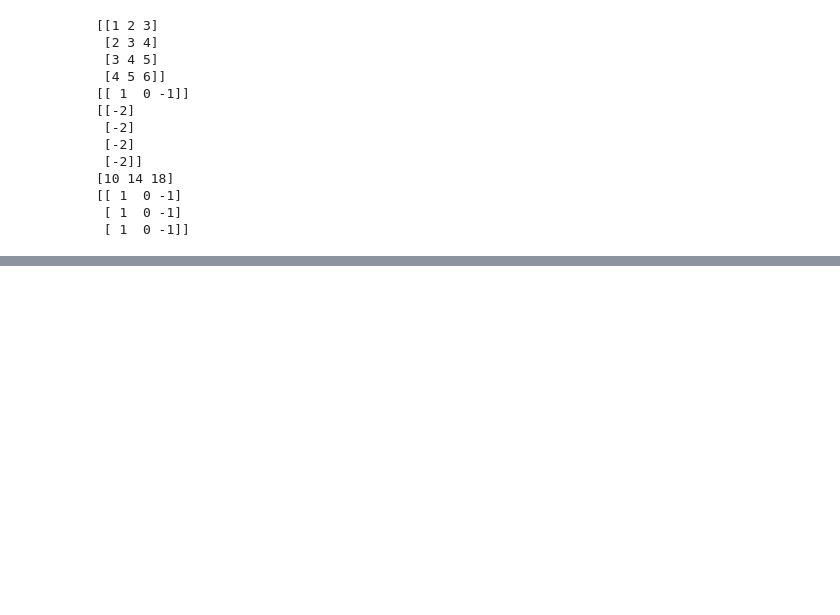
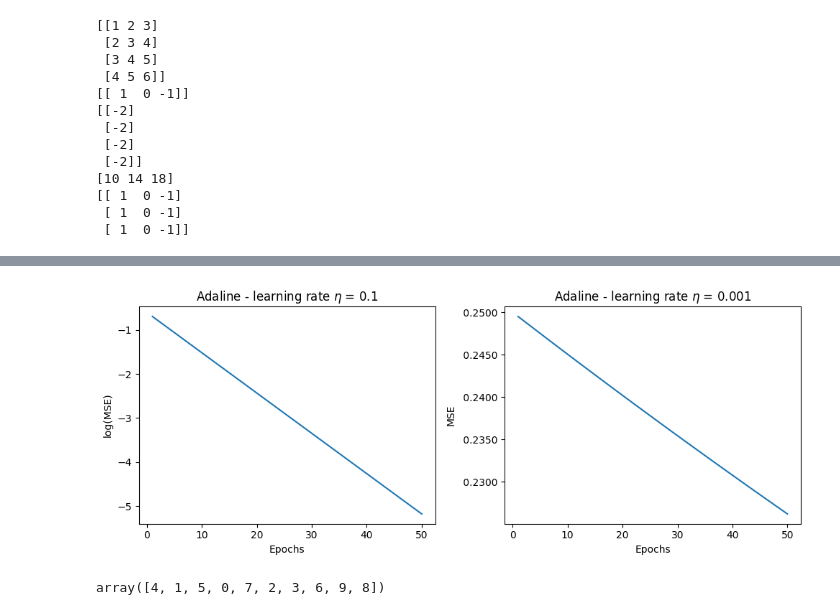
Before and after one commit to RancoX/MachineLearning, a Jupyter notebook: Ch2/adaline_algo.ipynb, the cells around one changed output, grey strips where cells are left out. Cells and saved outputs as stored; diff of their text form; code cells hidden in the pictures; blank space fills up the shorter version.

```diff
--- a/Ch2/adaline_algo.ipynb
+++ b/Ch2/adaline_algo.ipynb
@@ -107,0 +128,32 @@ print(adaline.errors)
+# %%
+# standardize X so that large learning rate can be implemented to achieve convergence quickly
+X_standardized=X.copy()
+means=np.mean(X_standardized,axis=0)
+std=np.std(X_standardized,axis=0)
+X_standardized=(X_standardized-means)/std
+# %%
+# plot loss function with different hyperparameter
+fig, ax=plt.subplots(1,2,figsize=(10,4))
+
+# run two experiments
+ada1=Adaline(eta=0.1,n_iter=50).fit(X_standardized,y)
+ada2=Adaline(eta=0.001,n_iter=50).fit(X_standardized,y)
+
+ax[0].plot(range(1, len(ada1.errors)+1),np.log10(ada1.errors))
+ax[0].set_xlabel('Epochs')
+ax[0].set_ylabel('log(MSE)')
+ax[0].set_title('Adaline - learning rate $\eta$ = 0.1')
+
+ax[1].plot(range(1, len(ada2.errors)+1),ada2.errors)
+ax[1].set_xlabel('Epochs')
+ax[1].set_ylabel('MSE')
+ax[1].set_title('Adaline - learning rate $\eta$ = 0.001')
+ax[1].yaxis.set_major_formatter(FormatStrFormatter('% .4f'))
+plt.tight_layout()
+plt.show()
+# %% [output]
+[figure, added]
+# %%
+np.random.RandomState(seed=2).permutation(10)
+# %% [output]
+array([4, 1, 5, 0, 7, 2, 3, 6, 9, 8])
```
Also changed, not shown: parts of 5 cells of this notebook, 1 other file.
